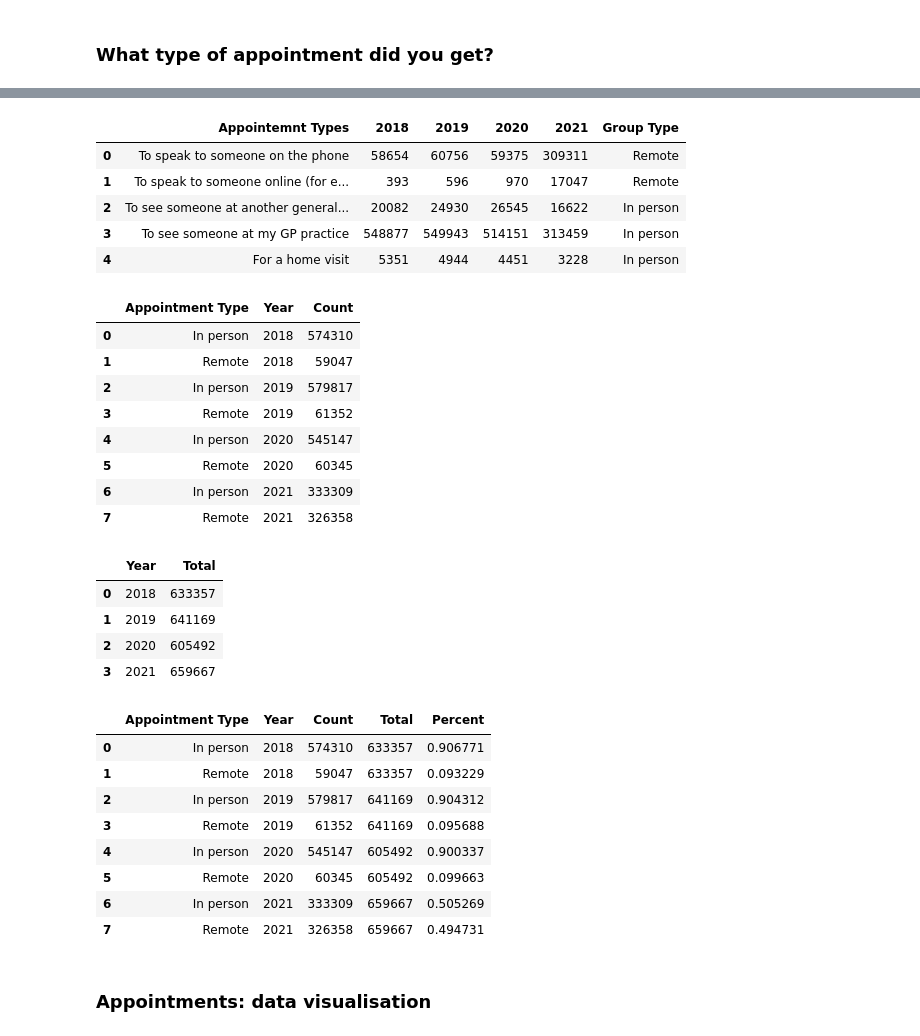
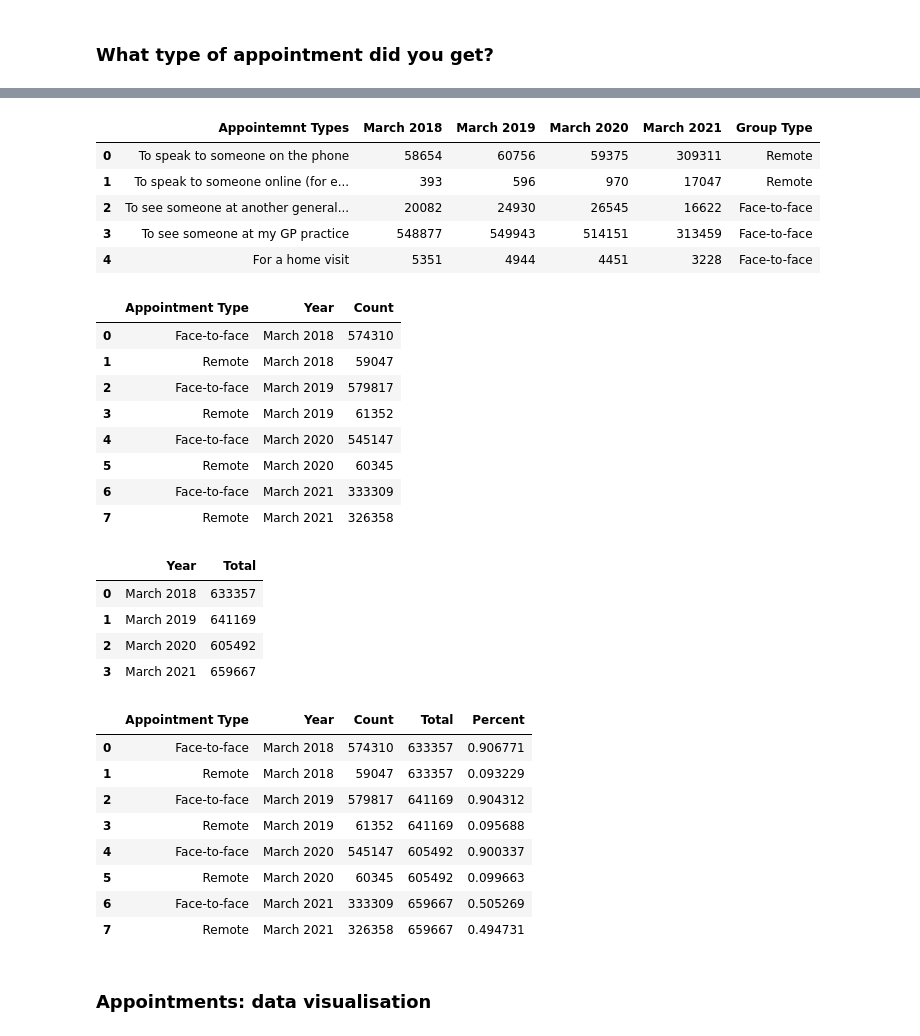
Before and after one commit to nhsx/digital-health-insights, a Jupyter notebook: Digital-Insights-2021-GP-Patient-Survey-2021-Analysis-Master.ipynb, the cells around one changed output, grey strips where cells are left out. Cells and saved outputs as stored; diff of their text form; code cells hidden in the pictures.

```diff
--- a/Digital-Insights-2021-GP-Patient-Survey-2021-Analysis-Master.ipynb
+++ b/Digital-Insights-2021-GP-Patient-Survey-2021-Analysis-Master.ipynb
@@ -30,37 +30,46 @@ appointment_types
 grouptype = {
     'To speak to someone on the phone': 'Remote',
     'To speak to someone online (for example on a video call)': 'Remote',
-    'To see someone at another general practice location': 'In person',
-    'To see someone at my GP practice': 'In person',
-    'For a home visit': 'In person'
+    'To see someone at another general practice location': 'Face-to-face',
+    'To see someone at my GP practice': 'Face-to-face',
+    'For a home visit': 'Face-to-face'
     }
 # make a new col that maps the groups to the appointments
 appointment_types['Group Type'] = appointment_types['Appointemnt Types'].map(grouptype)
 appointment_types
 # %% [output]
-|  | Appointemnt Types | 2018 | 2019 | 2020 | 2021 | Group Type |
+|  | Appointemnt Types | March 2018 | March 2019 | March 2020 | March 2021 | Group Type |
 | 0 | To speak to someone on the phone | 58654 | 60756 | 59375 | 309311 | Remote |
 | 1 | To speak to someone online (for e... | 393 | 596 | 970 | 17047 | Remote |
-| 2 | To see someone at another general... | 20082 | 24930 | 26545 | 16622 | In person |
-| 3 | To see someone at my GP practice | 548877 | 549943 | 514151 | 313459 | In person |
-| 4 | For a home visit | 5351 | 4944 | 4451 | 3228 | In person |
+| 2 | To see someone at another general... | 20082 | 24930 | 26545 | 16622 | Face-to-face |
+| 3 | To see someone at my GP practice | 548877 | 549943 | 514151 | 313459 | Face-to-face |
+| 4 | For a home visit | 5351 | 4944 | 4451 | 3228 | Face-to-face |
 # %%
 # now we can groupby type and sum the yearly counts
 appointment_types_group = appointment_types.groupby('Group Type').sum().reset_index()
 # melt is like an inverse pivot, changing the data to 'long' format (one observeation per row)
-appointment_types_group = pd.melt(appointment_types_group, id_vars='Group Type', value_vars=['2018', '2019', '2020', '2021'])
+appointment_types_group = pd.melt(
+    appointment_types_group,
+    id_vars='Group Type',
+    value_vars=[
+        'March 2018',
+        'March 2019',
+        'March 2020',
+        'March 2021'
+        ]
+    )
 appointment_types_group.columns = ["Appointment Type", "Year", "Count"]
 appointment_types_group
 # %% [output]
 |  | Appointment Type | Year | Count |
-| 0 | In person | 2018 | 574310 |
-| 1 | Remote | 2018 | 59047 |
-| 2 | In person | 2019 | 579817 |
-| 3 | Remote | 2019 | 61352 |
-| 4 | In person | 2020 | 545147 |
-| 5 | Remote | 2020 | 60345 |
-| 6 | In person | 2021 | 333309 |
-| 7 | Remote | 2021 | 326358 |
+| 0 | Face-to-face | March 2018 | 574310 |
+| 1 | Remote | March 2018 | 59047 |
+| 2 | Face-to-face | March 2019 | 579817 |
+| 3 | Remote | March 2019 | 61352 |
+| 4 | Face-to-face | March 2020 | 545147 |
+| 5 | Remote | March 2020 | 60345 |
+| 6 | Face-to-face | March 2021 | 333309 |
+| 7 | Remote | March 2021 | 326358 |
 # %%
 # use groupby on years to get the total counts
 appointment_year_total = appointment_types_group.groupby('Year').sum().reset_index()
@@ -68,10 +77,10 @@ appointment_year_total.rename(columns={'Count': 'Total'}, inplace=True)
 appointment_year_total
 # %% [output]
 |  | Year | Total |
-| 0 | 2018 | 633357 |
-| 1 | 2019 | 641169 |
-| 2 | 2020 | 605492 |
-| 3 | 2021 | 659667 |
+| 0 | March 2018 | 633357 |
+| 1 | March 2019 | 641169 |
+| 2 | March 2020 | 605492 |
+| 3 | March 2021 | 659667 |
 # %%
 # merge the totals back to the df
 appointment_types_group = pd.merge(appointment_types_group, appointment_year_total, on='Year', how='left')
@@ -80,14 +89,14 @@ appointment_types_group['Percent'] = appointment_types_group['Count']/appointmen
 appointment_types_group
 # %% [output]
 |  | Appointment Type | Year | Count | Total | Percent |
-| 0 | In person | 2018 | 574310 | 633357 | 0.906771 |
-| 1 | Remote | 2018 | 59047 | 633357 | 0.093229 |
-| 2 | In person | 2019 | 579817 | 641169 | 0.904312 |
-| 3 | Remote | 2019 | 61352 | 641169 | 0.095688 |
-| 4 | In person | 2020 | 545147 | 605492 | 0.900337 |
-| 5 | Remote | 2020 | 60345 | 605492 | 0.099663 |
-| 6 | In person | 2021 | 333309 | 659667 | 0.505269 |
-| 7 | Remote | 2021 | 326358 | 659667 | 0.494731 |
+| 0 | Face-to-face | March 2018 | 574310 | 633357 | 0.906771 |
+| 1 | Remote | March 2018 | 59047 | 633357 | 0.093229 |
+| 2 | Face-to-face | March 2019 | 579817 | 641169 | 0.904312 |
+| 3 | Remote | March 2019 | 61352 | 641169 | 0.095688 |
+| 4 | Face-to-face | March 2020 | 545147 | 605492 | 0.900337 |
+| 5 | Remote | March 2020 | 60345 | 605492 | 0.099663 |
+| 6 | Face-to-face | March 2021 | 333309 | 659667 | 0.505269 |
+| 7 | Remote | March 2021 | 326358 | 659667 | 0.494731 |
 # %% [markdown]
 ### Appointments: data visualisation
 # %%
```
Also changed, not shown: parts of 9 cells of this notebook, 7 other files.
